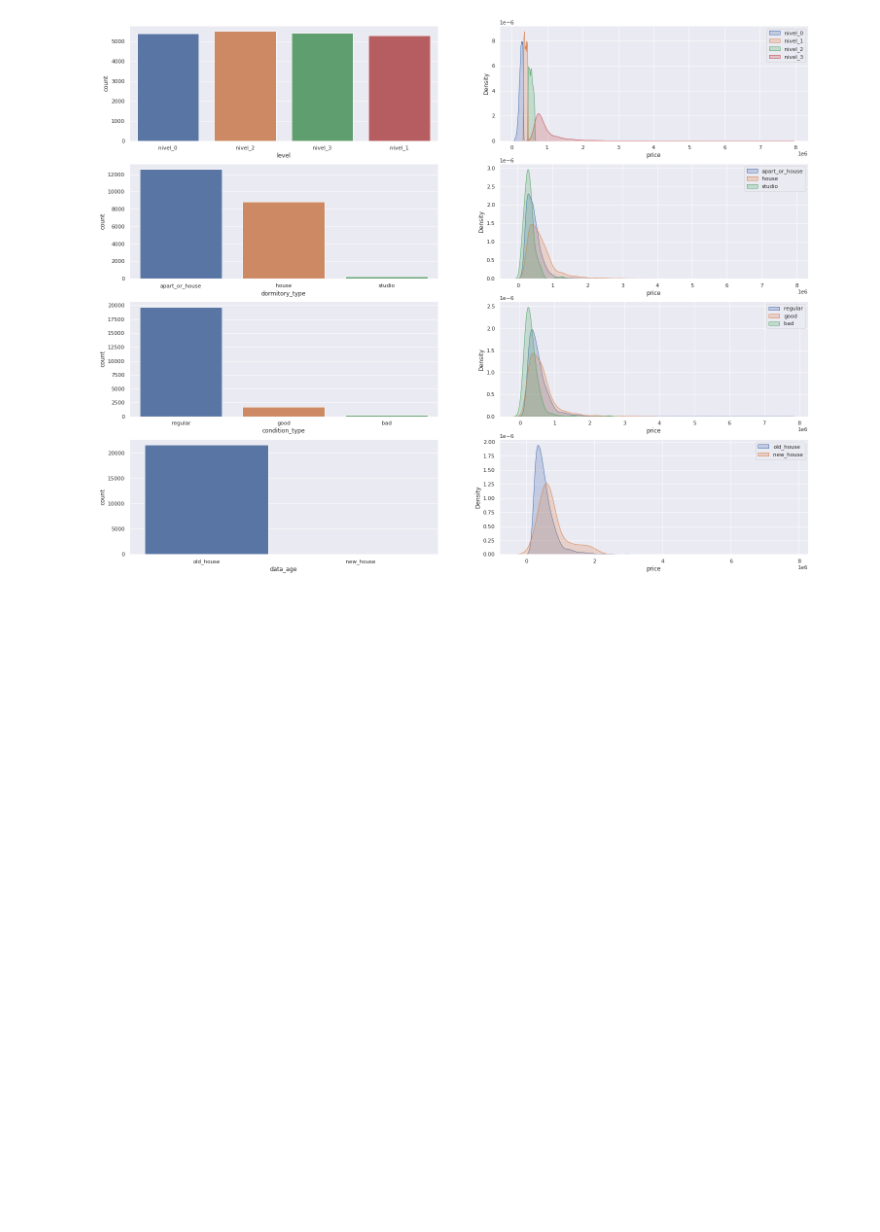
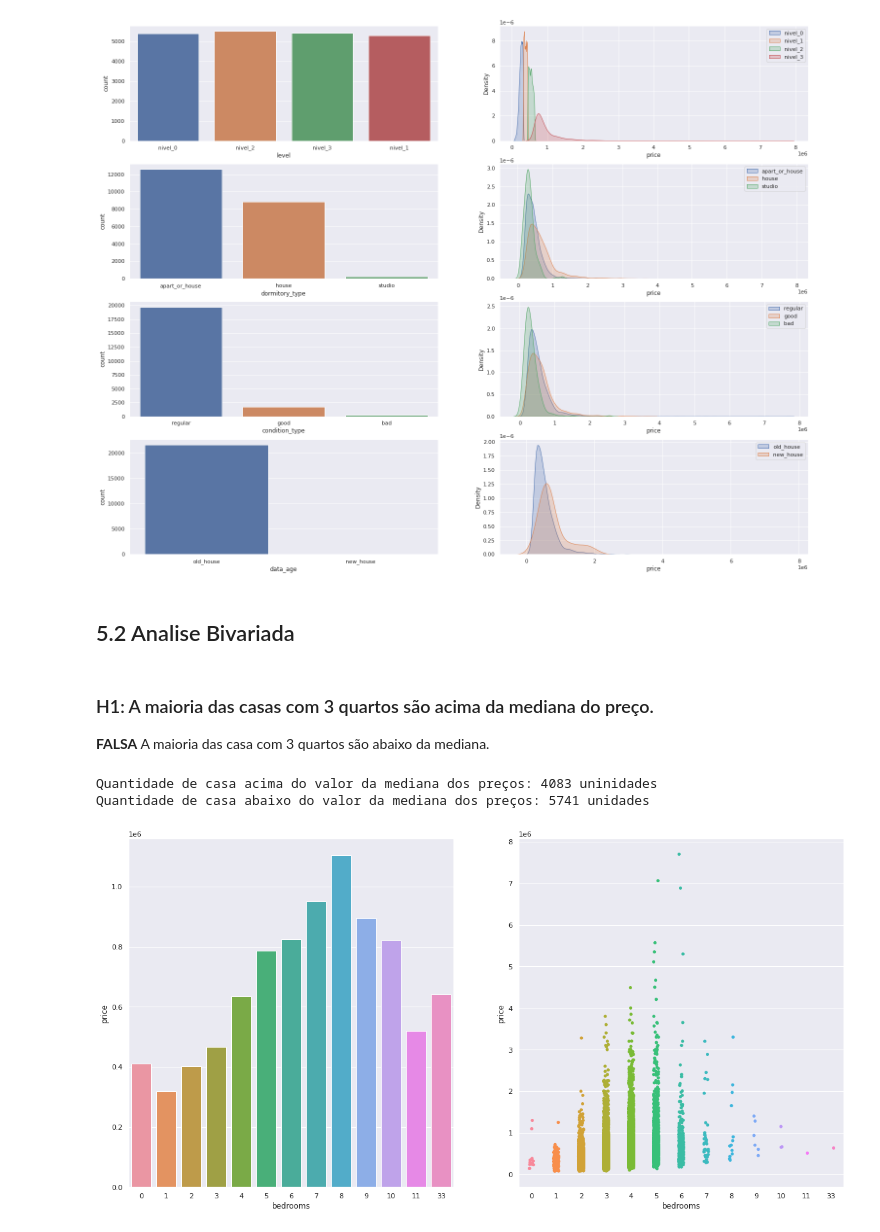
Before and after one commit to borgesds/House_Rocket, a Jupyter notebook: m5_house_rocket_v1.ipynb, the cells around one changed output. Cells and saved outputs as stored; diff of their text form; code cells hidden in the pictures; blank space fills up the shorter version.

Commit message:
up analise bivariada

```diff
--- a/m5_house_rocket_v1.ipynb
+++ b/m5_house_rocket_v1.ipynb
@@ -373,3 +371,23 @@ categoricalvar(co1, c1, l1, c2, l2, c3, l3, c4, l4,
                      co4, c11, l11, c12, l12)
 # %% [output]
 [figure]
+# %% [markdown]
+## 5.2 Analise Bivariada
+# %% [markdown]
+### H1: A maioria das casas com 3 quartos são acima da mediana do preço.
+**FALSA**  A maioria das casa com 3 quartos são abaixo da mediana.
+# %%
+house_upmedian = len(df4.loc[(df4['bedrooms'] == 3) & (df4['price'] > df4['price'].median()), 'id'])
+house_belowmedian = len(df4.loc[(df4['bedrooms'] == 3) & (df4['price'] <= df4['price'].median()), 'id'])
+print('Quantidade de casa acima do valor da mediana dos preços: {} uninidades'.format(house_upmedian))
+print('Quantidade de casa abaixo do valor da mediana dos preços: {} unidades'.format(house_belowmedian))
+
+plt.subplot(1, 2, 1)
+sns.barplot(x='bedrooms', y='price', data=df4, ci=None);
+
+plt.subplot(1, 2, 2)
+sns.stripplot(y = df4['price'], x = df4['bedrooms']);
+# %% [output]
+Quantidade de casa acima do valor da mediana dos preços: 4083 uninidades
+Quantidade de casa abaixo do valor da mediana dos preços: 5741 unidades
+[figure, added]
```
Also changed, not shown: parts of 11 cells of this notebook.
